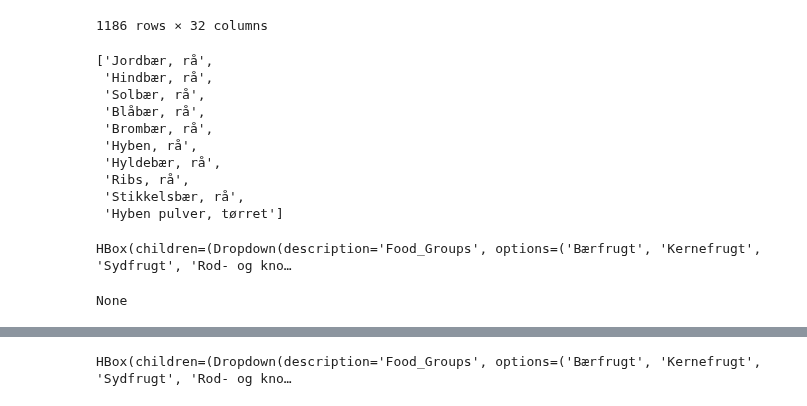
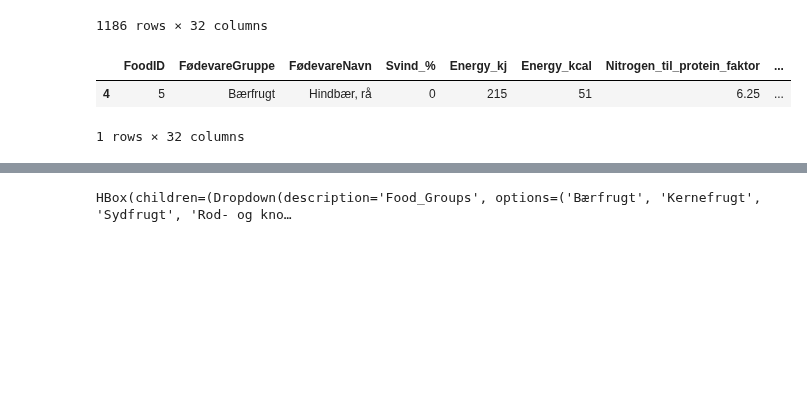
Before and after one commit to mrchapagain/ConsumerDataAnalytics, a Jupyter notebook: Data_Exploration.ipynb, the cells around one changed output, grey strips where cells are left out. Cells and saved outputs as stored; diff of their text form; code cells hidden in the pictures; blank space fills up the shorter version.

```diff
--- a/Data_Exploration.ipynb
+++ b/Data_Exploration.ipynb
@@ -648,62 +648,50 @@ class FridaDataAnalytics():
 
     df_frida= pd.read_excel(frida_data_object, sheet_name=0, index_col=0, header=0, skiprows=0)
     return df_frida
 
   def FødevareNavn_list(self,df_frida):
     self.df_frida= df_frida
 
     FødevareNavn_list= df_frida.FødevareNavn.to_list()
     return FødevareNavn_list
 
   def FødevareGruppe_list(self,df_frida):
     self.df_frida= df_frida
 
     FødevareGruppe_list= df_frida.FødevareGruppe.unique()
     return FødevareGruppe_list
 
   def FødevareGruppe_FødevareNavn_dict(self,df_frida):
     self.df_frida= df_frida
 
     FødevareGruppe_FødevareNavn_dict= df_frida[["FødevareGruppe",	"FødevareNavn"]].head(100).to_dict(orient='list')
     return FødevareGruppe_FødevareNavn_dict
 
+  def df_FødevareGruppe(self, df_frida, food_category):
+    self.df_frida= df_frida
+    self.food_category=food_category
+    df_with_category= df_frida[df_frida.FødevareGruppe == food_category]
+
+    return df_with_category
+
+  def df_FødevareNavn(self, df_frida, food_name):
+    self.df_frida= df_frida
+    self.food_name=food_name
+    df_food_name= df_frida[df_frida.FødevareNavn == food_name]
+
+    return df_food_name
+
 cls= FridaDataAnalytics()
 d= cls.frida_datareader(data_frida_final).head(130)
 dn= cls.FødevareNavn_list(d)
 dgu= cls.FødevareGruppe_list(d)
 dgnd= cls.FødevareGruppe_FødevareNavn_dict(d)
+dfc= cls.df_FødevareGruppe(d, "Bærfrugt")
+dfn= cls.df_FødevareNavn(d, "Hindbær, rå")
 
 
-
-import ipywidgets as widgets
-from ipywidgets import interact, interactive, fixed, interact_manual
-
-# frirst dropdown
-dd1= widgets.Dropdown(options= dgu, value=dgu[0], description='Food_Groups')
-
-#Dropdown option to disply
-ui1= widgets.HBox([dd1])
-
-# Write function to extract datarow with the user input from the Dropdown
-def get_foodgroup_with_userinput(group_name):
-  #Choose dataframe with choice of food group
-  food_name_list= d[d.FødevareGruppe== group_name].FødevareNavn.to_list()
-  display(food_name_list)
-
-#Define output variable
-dd2_option= get_foodgroup_with_userinput(dd1.value)
-display(ui1, dd2_option)
-dd2_option
+dfn
 # %% [output]
+|  | FoodID | FødevareGruppe | FødevareNavn | Svind_% | Energy_kj | Energy_kcal | Nitrogen_til_protein_faktor | ... |
+| 4 | 5 | Bærfrugt | Hindbær, rå | 0 | 215 | 51 | 6.25 | ... |
-['Jordbær, rå',
- 'Hindbær, rå',
- 'Solbær, rå',
- 'Blåbær, rå',
- 'Brombær, rå',
- 'Hyben, rå',
- 'Hyldebær, rå',
- 'Ribs, rå',
- 'Stikkelsbær, rå',
- 'Hyben pulver, tørret']
+1 rows × 32 columns
-HBox(children=(Dropdown(description='Food_Groups', options=('Bærfrugt', 'Kernefrugt', 'Sydfrugt', 'Rod- og kno…
-None
```
Also changed, not shown: parts of 5 cells of this notebook.
